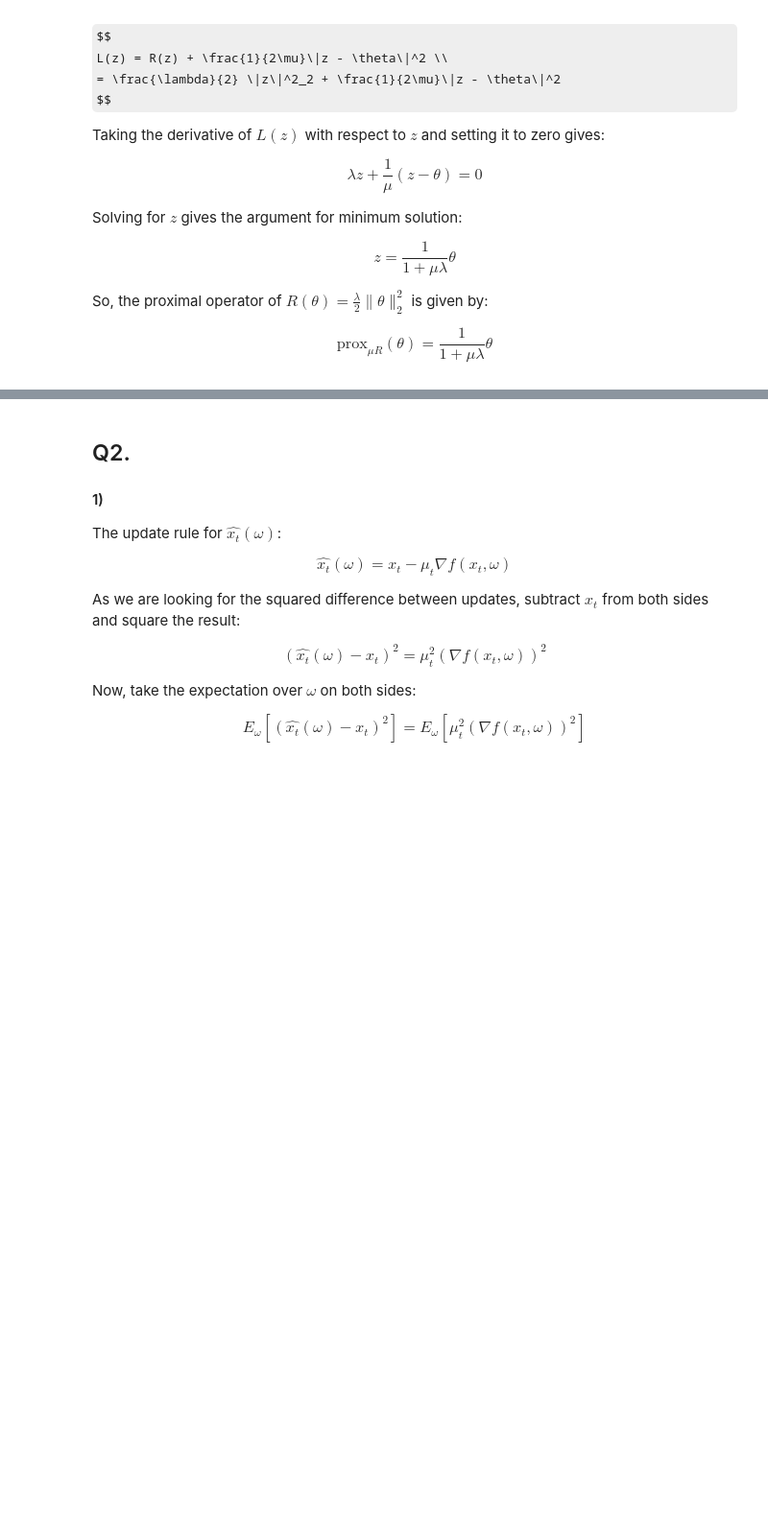
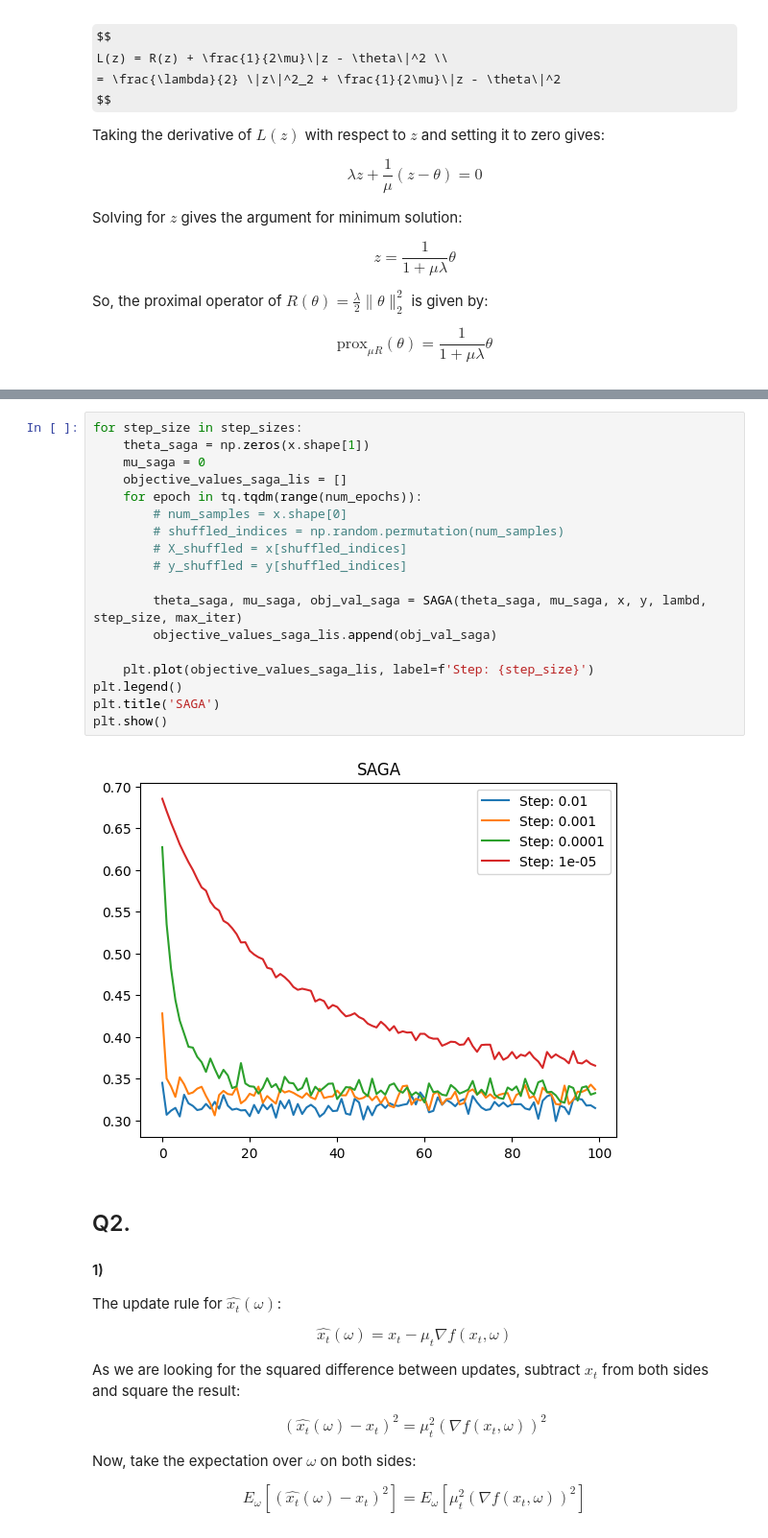
Before and after one commit to darkopetrov/DAT570_Continuous_optimization_in_data_science, a Jupyter notebook: Module_6/Notebook_6.ipynb, the cells around one changed output, grey strips where cells are left out. Shown at 96% size. Cells and saved outputs as stored; diff of their text form; some formulas as TeX source; blank space fills up the shorter version.

```diff
--- a/Module_6/Notebook_6.ipynb
+++ b/Module_6/Notebook_6.ipynb
@@ -204,3 +206,23 @@ plt.show()
+# %%
+for step_size in step_sizes:
+    theta_saga = np.zeros(x.shape[1])
+    mu_saga = 0
+    objective_values_saga_lis = []
+    for epoch in tq.tqdm(range(num_epochs)):
+        # num_samples = x.shape[0]
+        # shuffled_indices = np.random.permutation(num_samples)
+        # X_shuffled = x[shuffled_indices]
+        # y_shuffled = y[shuffled_indices]
+
+        theta_saga, mu_saga, obj_val_saga = SAGA(theta_saga, mu_saga, x, y, lambd, step_size, max_iter)
+        objective_values_saga_lis.append(obj_val_saga)
+
+    plt.plot(objective_values_saga_lis, label=f'Step: {step_size}')
+plt.legend()
+plt.title('SAGA')
+plt.show()
+# %% [output]
+[figure, added]
 # %% [markdown]
 ## Q2.
 #### 1)
```
Also changed, not shown: parts of 5 cells of this notebook.
